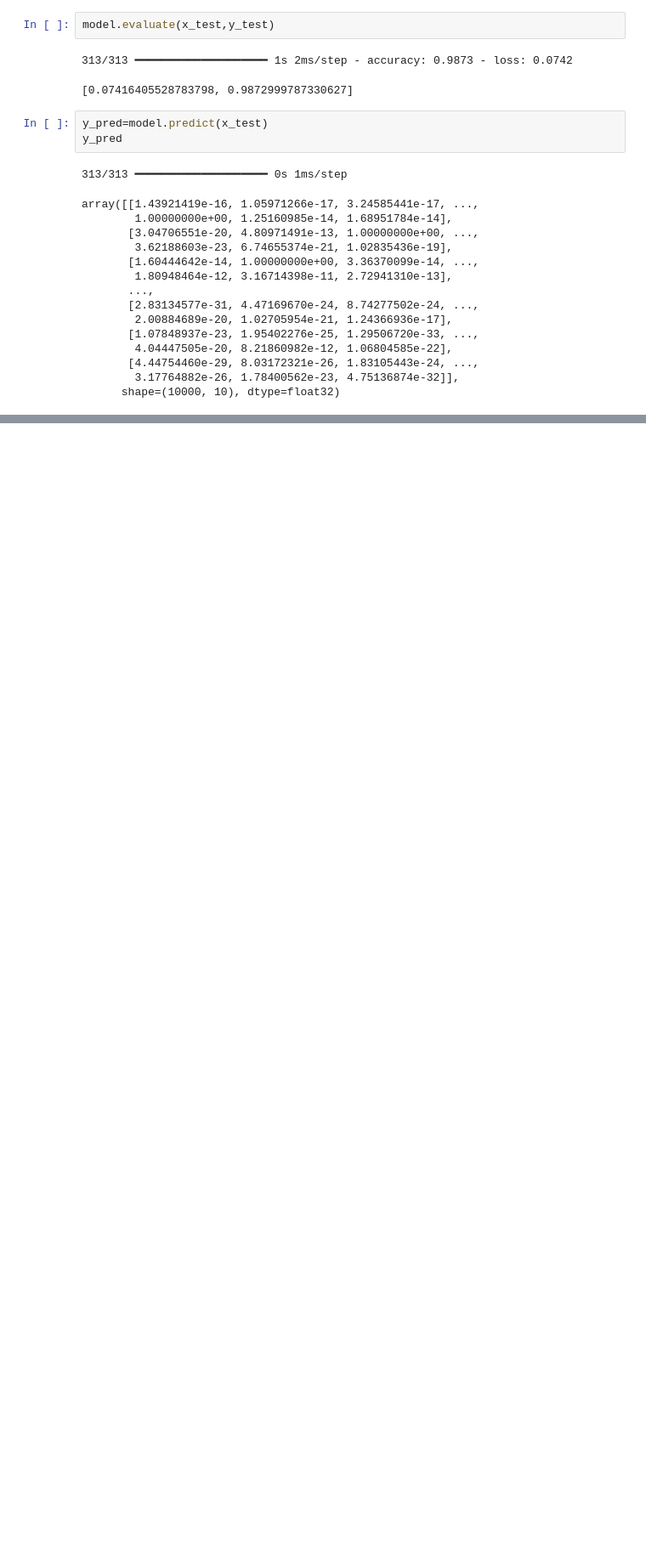
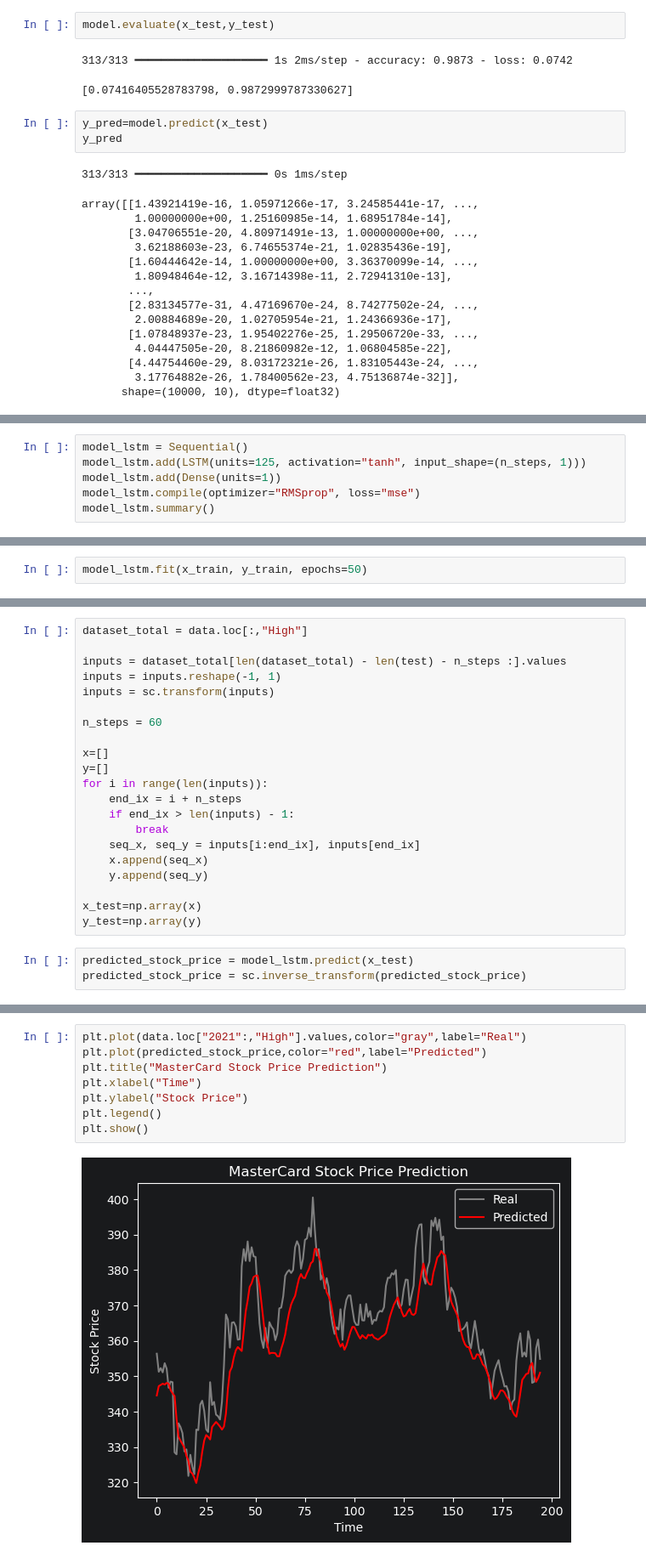
Before and after one commit to namal1230/DeepLearning-and-NeuralNetwork, a Jupyter notebook: DeepLearning-and-NeuralNetwork.ipynb, the cells around one changed output, grey strips where cells are left out. Shown at 85% size. Drawn from its saved outputs; the diff is of its cells as text; blank space fills up the shorter version.

```diff
--- a/DeepLearning-and-NeuralNetwork.ipynb
+++ b/DeepLearning-and-NeuralNetwork.ipynb
@@ -322,0 +389,6 @@ array([[1.43921419e-16, 1.05971266e-17, 3.24585441e-17, ...,
+# %%
+model_lstm = Sequential()
+model_lstm.add(LSTM(units=125, activation="tanh", input_shape=(n_steps, 1)))
+model_lstm.add(Dense(units=1))
+model_lstm.compile(optimizer="RMSprop", loss="mse")
+model_lstm.summary()
@@ -322,0 +407,2 @@ array([[1.43921419e-16, 1.05971266e-17, 3.24585441e-17, ...,
+# %%
+model_lstm.fit(x_train, y_train, epochs=50)
@@ -322,0 +428,24 @@ array([[1.43921419e-16, 1.05971266e-17, 3.24585441e-17, ...,
+# %%
+dataset_total = data.loc[:,"High"]
+
+inputs = dataset_total[len(dataset_total) - len(test) - n_steps :].values
+inputs = inputs.reshape(-1, 1)
+inputs = sc.transform(inputs)
+
+n_steps = 60
+
+x=[]
+y=[]
+for i in range(len(inputs)):
+    end_ix = i + n_steps
+    if end_ix > len(inputs) - 1:
+        break
+    seq_x, seq_y = inputs[i:end_ix], inputs[end_ix]
+    x.append(seq_x)
+    y.append(seq_y)
+
+x_test=np.array(x)
+y_test=np.array(y)
+# %%
+predicted_stock_price = model_lstm.predict(x_test)
+predicted_stock_price = sc.inverse_transform(predicted_stock_price)
@@ -322,0 +454,10 @@ array([[1.43921419e-16, 1.05971266e-17, 3.24585441e-17, ...,
+# %%
+plt.plot(data.loc["2021":,"High"].values,color="gray",label="Real")
+plt.plot(predicted_stock_price,color="red",label="Predicted")
+plt.title("MasterCard Stock Price Prediction")
+plt.xlabel("Time")
+plt.ylabel("Stock Price")
+plt.legend()
+plt.show()
+# %% [output]
+[figure, added]
```
Also changed, not shown: parts of 15 cells of this notebook, 1 other file.
